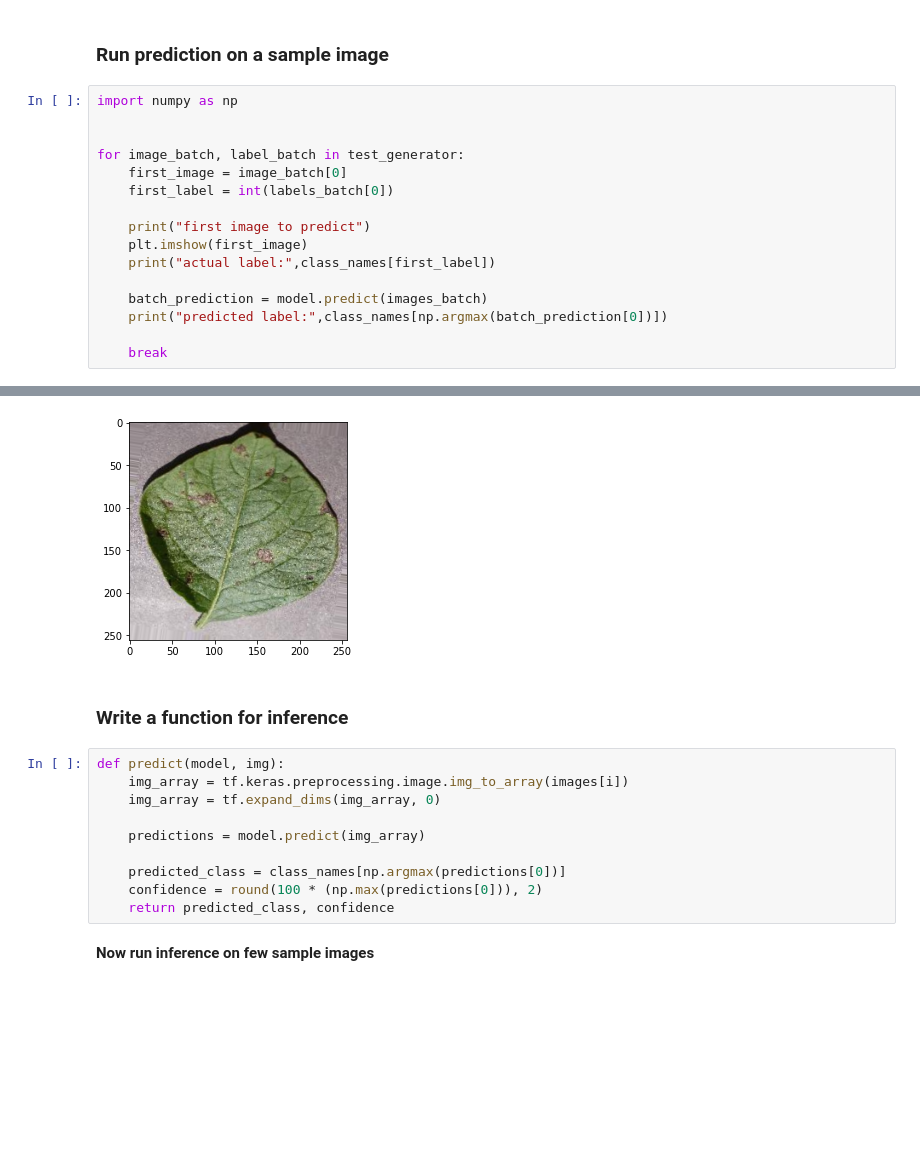
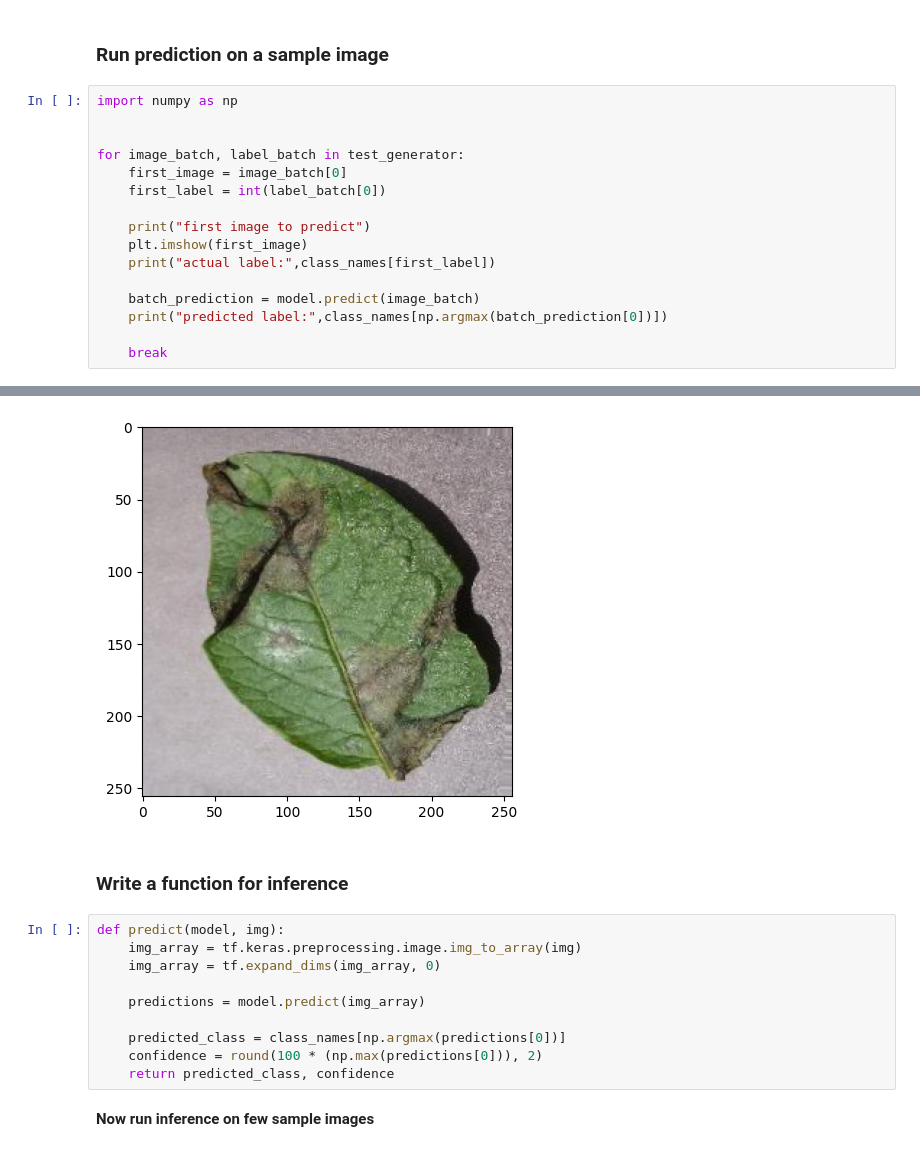
Before and after one commit to Uttampatel1/Potato-Disease-Classification-End-to-End-DeepLearning-Project, a Jupyter notebook: notebooks/potato-disease-classification-model-using-image-data-generator.ipynb, the cells around one changed output, grey strips where cells are left out. Cells and saved outputs as stored; diff of their text form; blank space fills up the shorter version.

```diff
--- a/notebooks/potato-disease-classification-model-using-image-data-generator.ipynb
+++ b/notebooks/potato-disease-classification-model-using-image-data-generator.ipynb
@@ -318,13 +334,13 @@ import numpy as np
 
 for image_batch, label_batch in test_generator:
     first_image = image_batch[0]
-    first_label = int(labels_batch[0])
+    first_label = int(label_batch[0])
 
     print("first image to predict")
     plt.imshow(first_image)
     print("actual label:",class_names[first_label])
 
-    batch_prediction = model.predict(images_batch)
+    batch_prediction = model.predict(image_batch)
     print("predicted label:",class_names[np.argmax(batch_prediction[0])])
 
     break
@@ -334,10 +351,10 @@ actual label: Potato___healthy
 predicted label: Potato___Late_blight
-[figure, old version]
+[figure, new version]
 # %% [markdown]
 ### Write a function for inference
 # %%
 def predict(model, img):
-    img_array = tf.keras.preprocessing.image.img_to_array(images[i])
+    img_array = tf.keras.preprocessing.image.img_to_array(img)
     img_array = tf.expand_dims(img_array, 0)
 
     predictions = model.predict(img_array)
```
Also changed, not shown: parts of 11 cells of this notebook, 2 other files.
